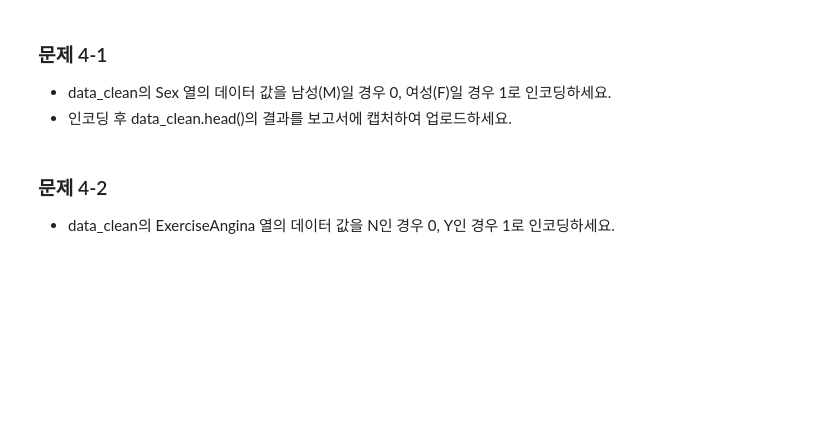
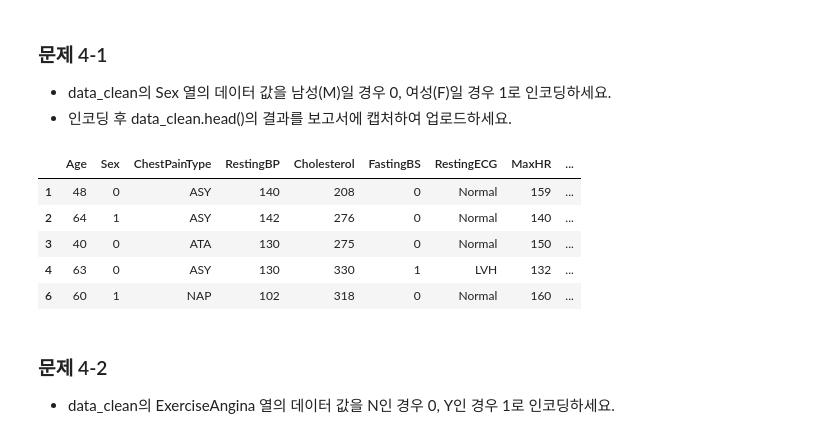
Before and after one commit to K-osA/2022S-ML, a Jupyter notebook: HW1_ipynb의_사본.ipynb, the cells around one changed output. Saved outputs shown, nothing was run; the diff lists cells and outputs as text; code cells hidden in the pictures; blank space fills up the shorter version.

```diff
--- a/HW1_ipynb의_사본.ipynb
+++ b/HW1_ipynb의_사본.ipynb
@@ -136,9 +283,12 @@ def extract_outliers(data,col):
   # 코드 시작과 코드 끝 라인을 삭제하지 마세요.
   ################ 코드 시작  #####################
 
+  iqr = q3 - q1 # iqr 크기 계산
+  max = q3 + iqr * 1.5 # 이 값보다 크면 outlier
+  min = q1 - iqr * 1.5 # 이 값보다 작아도 outlier
 
-                  # 코드 작성
-
+  out = data[(data[col]<min) | (data[col]>max)]
+  # 결론적으로 min, max 바깥에 있는 값은 outlier.
 
   ################ 코드 꿑  ######################
   return out
@@ -155,3 +303,11 @@ out_oldpeak = extract_outliers(data, "Oldpeak")
+# %%
+# 코드 작성
+data_clean = pd.concat([data, out_restingBP]) # 원본과 RestingBP의 outlier 합치기
+data_clean = pd.concat([data_clean, out_cholesterol]) # data_clean과 Cholesterol의 outlier 합치기
+data_clean = pd.concat([data_clean, out_maxHR]) # data_clean과 MaxHR의 outlier 합치기
+data_clean = pd.concat([data_clean, out_oldpeak]) # data_clean과 Oldpeak의 outlier 합치기
+
+data_clean = data_clean.drop_duplicates(keep = False) # 중복된 것을 모두 지우면 outlier는 삭제된다.
 # %%
 ## 본 코드의 결과를 캡처 후 보고서에 업로드하세요.
 
@@ -167,3 +323,15 @@ data_clean.head()
+# %%
+data_clean.loc[data_clean['Sex']=='M', 'Sex'] = 0 # M 찾으면 그 row의 Sex column을 0으로 바꿈
+data_clean.loc[data_clean['Sex']=='F', 'Sex'] = 1 # F 찾으면 그 row의 Sex column을 1로 바꿈
+
+data_clean.head()
+# %% [output]
+|  | Age | Sex | ChestPainType | RestingBP | Cholesterol | FastingBS | RestingECG | MaxHR | ... |
+| 1 | 48 | 0 | ASY | 140 | 208 | 0 | Normal | 159 | ... |
+| 2 | 64 | 1 | ASY | 142 | 276 | 0 | Normal | 140 | ... |
+| 3 | 40 | 0 | ATA | 130 | 275 | 0 | Normal | 150 | ... |
+| 4 | 63 | 0 | ASY | 130 | 330 | 1 | LVH | 132 | ... |
+| 6 | 60 | 1 | NAP | 102 | 318 | 0 | Normal | 160 | ... |
 # %% [markdown]
 ### 문제 4-2
 * data_clean의 ExerciseAngina 열의 데이터 값을 N인 경우 0, Y인 경우 1로 인코딩하세요.
```
Also changed, not shown: parts of 40 cells of this notebook.
